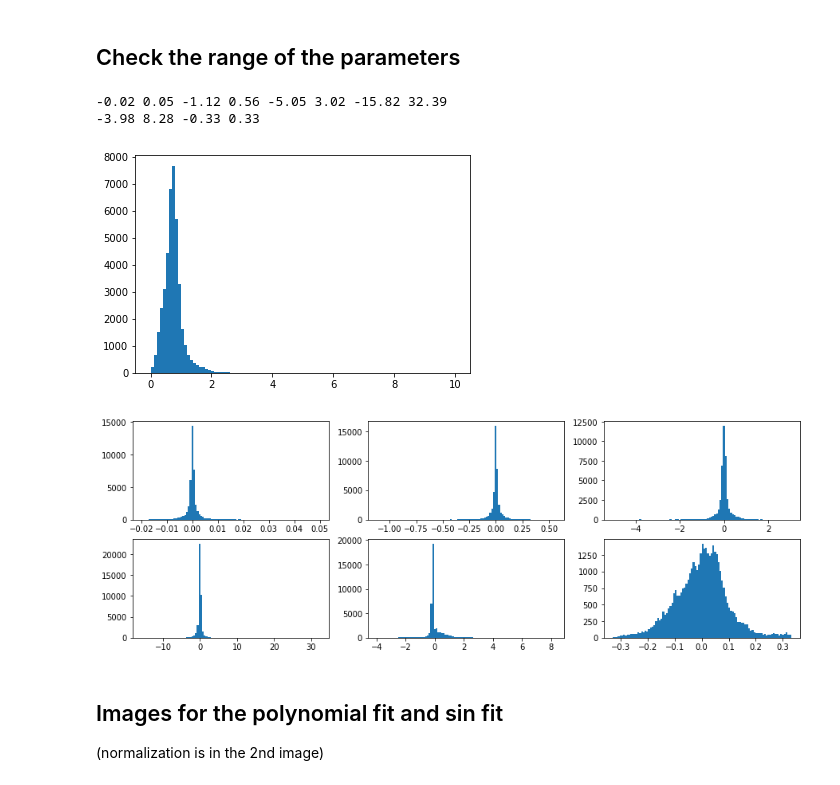
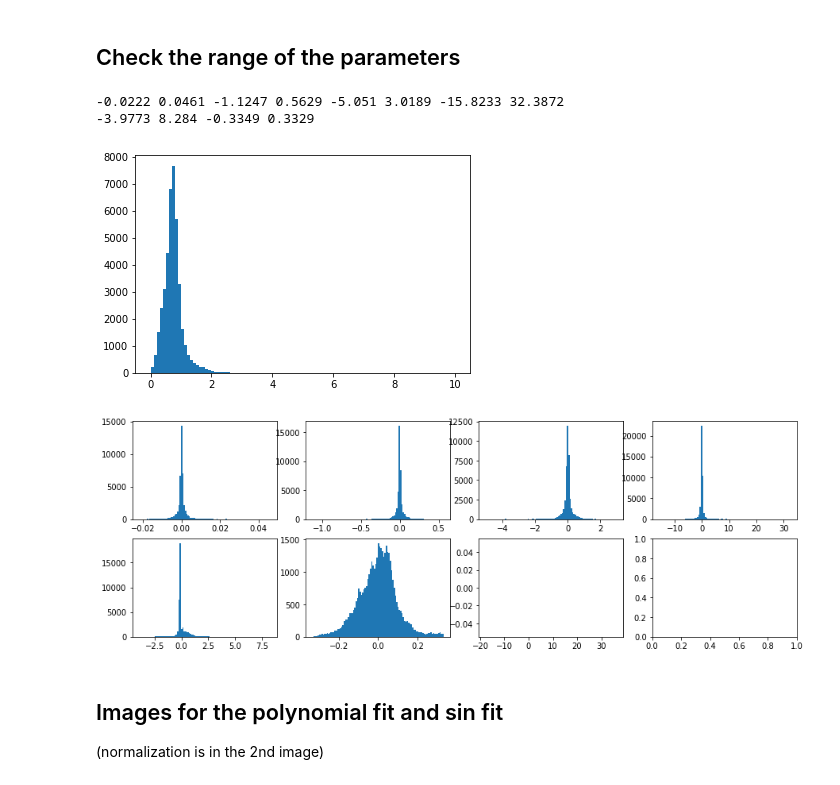
Before and after one commit to ageller/UniviewGRACE, a Jupyter notebook: GRACEEarth/rawdata/convertGRACEFit.ipynb, the cells around one changed output. Drawn from its saved outputs; the diff is of its cells as text; code cells hidden in the pictures.

```diff
--- a/GRACEEarth/rawdata/convertGRACEFit.ipynb
+++ b/GRACEEarth/rawdata/convertGRACEFit.ipynb
@@ -384,40 +394,38 @@ frac bad =  0.0422901282549553
 # %%
 f, ax = plt.subplots(1)
 ax.hist(chi2r,bins=100, range=[0, 10])
 
-
-def myminmax2(x , sfac = 5., decimals = 2):
-    m = np.mean(x)
-    s = np.std(x)
-    return np.around(m - sfac*s, decimals = decimals), np.around(m + sfac*s, decimals = decimals)
-
-def myminmax(x, sfac = 1., decimals = 2):
+def myminmax(x, decimals = 4):
     return np.around(np.min(x), decimals = decimals), np.around(np.max(x), decimals = decimals)
 
-r1min, r1max = myminmax(r1, sfac = 0.5)
-g1min, g1max = myminmax(g1, sfac = 1.)
-b1min, b1max = myminmax(b1, sfac = 3.)
-a1min, a1max = myminmax(a1, sfac = 3.)
+r1min, r1max = myminmax(r1)
+g1min, g1max = myminmax(g1)
+b1min, b1max = myminmax(b1)
+a1min, a1max = myminmax(a1)
 print(r1min, r1max, g1min, g1max, b1min, b1max, a1min, a1max)
 
-r2min, r2max = myminmax(r2, sfac = 0.5)
-g2min, g2max = myminmax(g2, sfac = 3.)
-print(r2min, r2max, g2min, g2max)
+r2min, r2max = myminmax(r2)
+g2min, g2max = myminmax(g2)
+#b2min, b2max = myminmax(b2)
+#a2min, a2max = myminmax(a2)
+print(r2min, r2max, g2min, g2max)#, b2min, b2max)#, a2min, a2max)
 
-f, ax = plt.subplots(2,3, figsize=(15,5))
+f, ax = plt.subplots(2,4, figsize=(15,5))
 
 h1 = ax[0][0].hist(r1, bins=100, range=[r1min,r1max])
 h2 = ax[0][1].hist(g1, bins=100, range=[g1min,g1max])
 h3 = ax[0][2].hist(b1, bins=100, range=[b1min,b1max])
+h4 = ax[0][3].hist(a1, bins=100, range=[a1min,a1max])
 
-h4 = ax[1][0].hist(a1, bins=100, range=[a1min,a1max])
-h5 = ax[1][1].hist(r2, bins=100, range=[r2min,r2max])
-h6 = ax[1][2].hist(g2, bins=100, range=[g2min,g2max])
+h5 = ax[1][0].hist(r2, bins=100, range=[r2min,r2max])
+h6 = ax[1][1].hist(g2, bins=100, range=[g2min,g2max])
+h7 = ax[1][2].hist(b2, bins=100, range=[b2min,b2max])
+#h8 = ax[1][3].hist(a2, bins=100, range=[a2min,a2max])
 # %% [output]
--0.02 0.05 -1.12 0.56 -5.05 3.02 -15.82 32.39
--3.98 8.28 -0.33 0.33
+-0.0222 0.0461 -1.1247 0.5629 -5.051 3.0189 -15.8233 32.3872
+-3.9773 8.284 -0.3349 0.3329
 [figure]
-[figure, old version]
+[figure, new version]
 # %% [markdown]
 ## Images for the polynomial fit and sin fit
 
```
Also changed, not shown: parts of 11 cells of this notebook, 4 other files.
